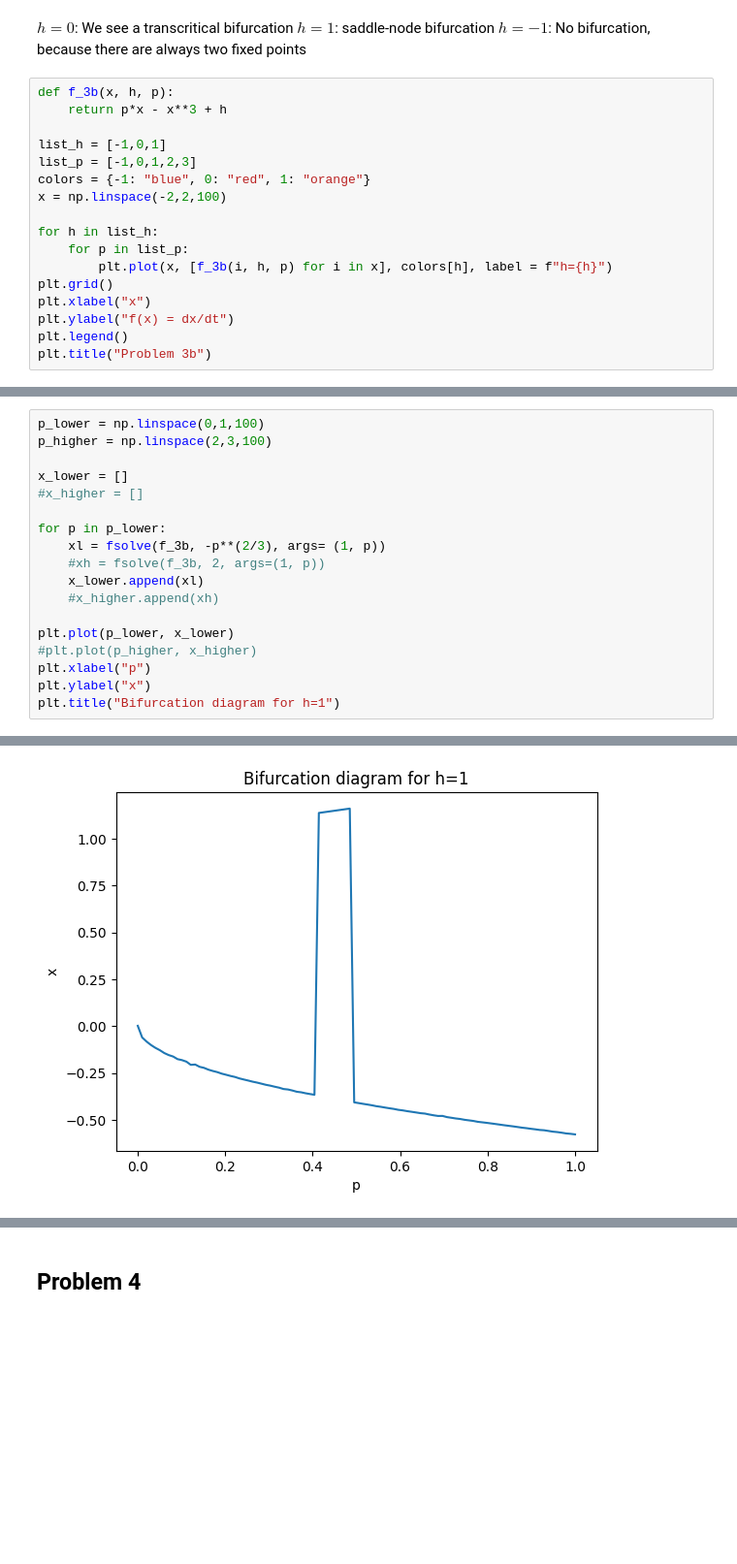
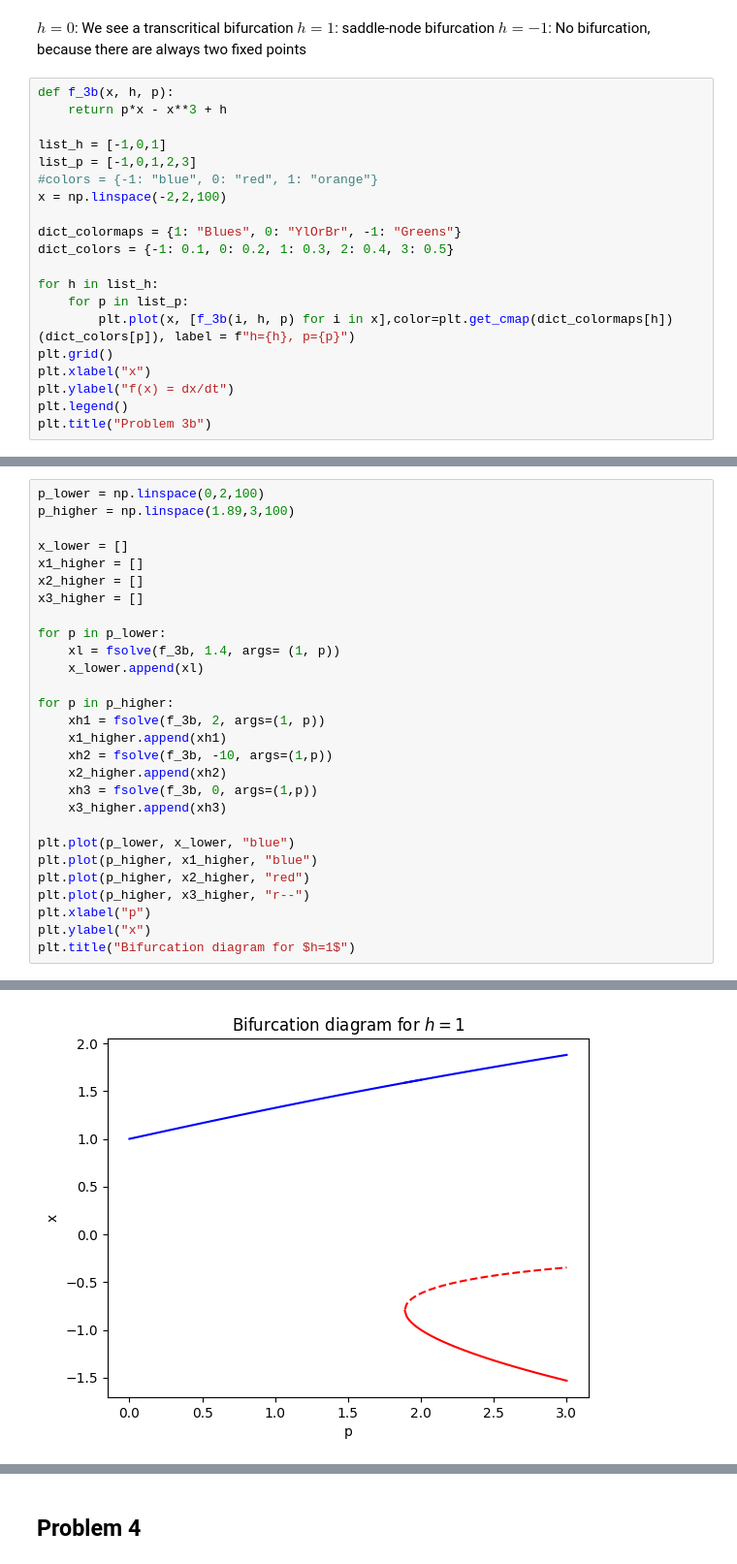
Before and after one commit to corinnawegner/Physics_of_complex_systems, a Jupyter notebook: Assignment 3/Assignment_3_Corinna_Wegner.ipynb, the cells around one changed output, grey strips where cells are left out. Shown at 97% size. Saved outputs shown, nothing was run; the diff lists cells and outputs as text; blank space fills up the shorter version.

```diff
--- a/Assignment 3/Assignment_3_Corinna_Wegner.ipynb
+++ b/Assignment 3/Assignment_3_Corinna_Wegner.ipynb
@@ -159,12 +159,15 @@ def f_3b(x, h, p):
 
 list_h = [-1,0,1]
 list_p = [-1,0,1,2,3]
-colors = {-1: "blue", 0: "red", 1: "orange"}
+#colors = {-1: "blue", 0: "red", 1: "orange"}
 x = np.linspace(-2,2,100)
+
+dict_colormaps = {1: "Blues", 0: "YlOrBr", -1: "Greens"}
+dict_colors = {-1: 0.1, 0: 0.2, 1: 0.3, 2: 0.4, 3: 0.5}
 
 for h in list_h:
     for p in list_p:
-        plt.plot(x, [f_3b(i, h, p) for i in x], colors[h], label = f"h={h}")
+        plt.plot(x, [f_3b(i, h, p) for i in x],color=plt.get_cmap(dict_colormaps[h])(dict_colors[p]), label = f"h={h}, p={p}")
 plt.grid()
 plt.xlabel("x")
 plt.ylabel("f(x) = dx/dt")
@@ -178,19 +184,29 @@ For $h \neq 0$, the bifurcation at $x=0$ disappears. Moreover, depending on p an
 # %%
-p_lower = np.linspace(0,1,100)
-p_higher = np.linspace(2,3,100)
+p_lower = np.linspace(0,2,100)
+p_higher = np.linspace(1.89,3,100)
 
 x_lower = []
-#x_higher = []
+x1_higher = []
+x2_higher = []
+x3_higher = []
 
 for p in p_lower:
-    xl = fsolve(f_3b, -p**(2/3), args= (1, p))
-    #xh = fsolve(f_3b, 2, args=(1, p))
+    xl = fsolve(f_3b, 1.4, args= (1, p))
     x_lower.append(xl)
-    #x_higher.append(xh)
 
-plt.plot(p_lower, x_lower)
-#plt.plot(p_higher, x_higher)
+for p in p_higher:
+    xh1 = fsolve(f_3b, 2, args=(1, p))
+    x1_higher.append(xh1)
+    xh2 = fsolve(f_3b, -10, args=(1,p))
+    x2_higher.append(xh2)
+    xh3 = fsolve(f_3b, 0, args=(1,p))
+    x3_higher.append(xh3)
+
+plt.plot(p_lower, x_lower, "blue")
+plt.plot(p_higher, x1_higher, "blue")
+plt.plot(p_higher, x2_higher, "red")
+plt.plot(p_higher, x3_higher, "r--")
 plt.xlabel("p")
 plt.ylabel("x")
-plt.title("Bifurcation diagram for h=1")
+plt.title("Bifurcation diagram for $h=1$")
 # %% [output]
@@ -200 +214 @@ Text(0.5, 1.0, 'Bifurcation diagram for h=1')
-[figure, old version]
+[figure, new version]
```
Also changed, not shown: parts of 5 cells of this notebook.
